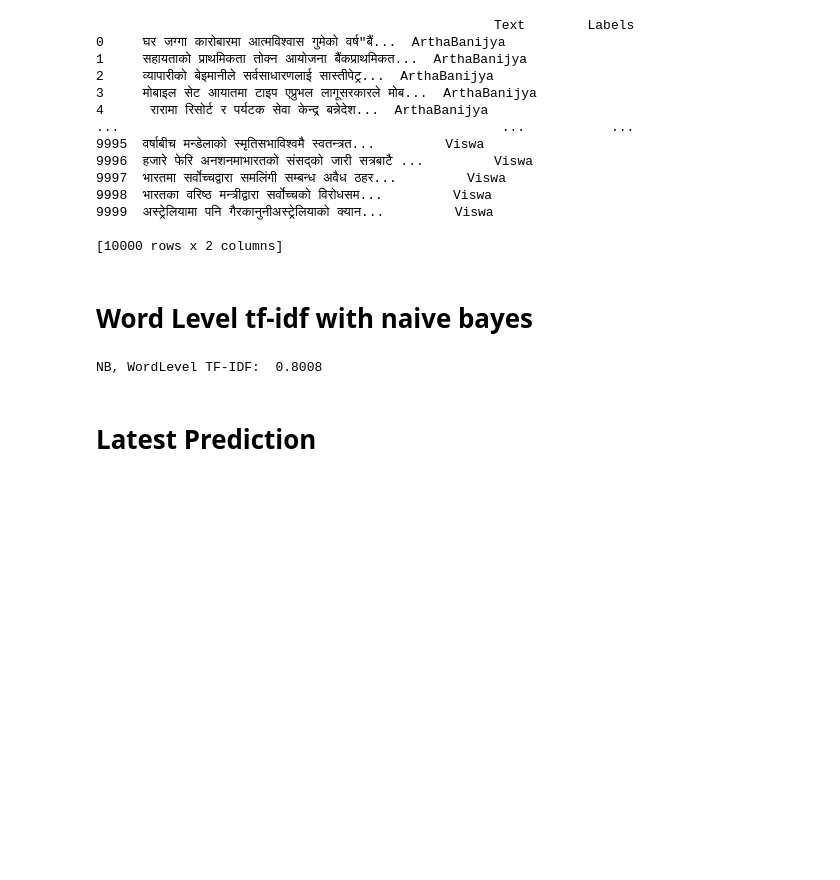
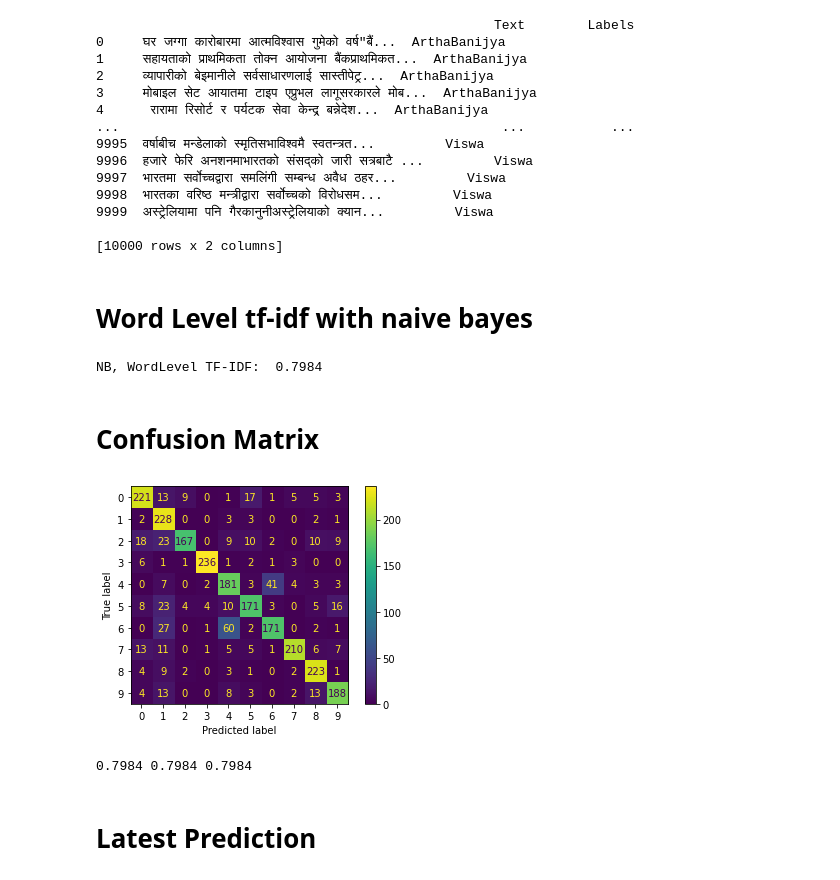
Before and after one commit to Anish204711/NewsClassification, a Jupyter notebook: TF-IDF_Naive-Bayes.ipynb, the cells around one changed output. Cells and saved outputs as stored; diff of their text form; code cells hidden in the pictures; blank space fills up the shorter version.

```diff
--- a/TF-IDF_Naive-Bayes.ipynb
+++ b/TF-IDF_Naive-Bayes.ipynb
@@ -53,7 +54,7 @@ xvalid_tfidf =  tfidf_vect.transform(valid_x)
 # %%
 def train_model(classifier, feature_vector_train, label, feature_vector_valid, is_neural_net=False):
     # fit the training dataset on the classifier
-    classifier.fit(feature_vector_train, label)
+    hist=classifier.fit(feature_vector_train, label)
 
     # predict the labels on validation dataset
     predictions = classifier.predict(feature_vector_valid)
@@ -61,14 +62,33 @@ def train_model(classifier, feature_vector_train, label, feature_vector_valid, i
     if is_neural_net:
         predictions = predictions.argmax(axis=-1)
 
-    return metrics.accuracy_score(predictions, valid_y),classifier
+    return metrics.accuracy_score(predictions, valid_y),classifier, predictions,hist
 # %%
 # Naive Bayes on Word Level TF IDF Vectors
 
-accuracy,model = train_model(naive_bayes.MultinomialNB(), xtrain_tfidf, train_y, xvalid_tfidf)
+accuracy,model,pred,hist = train_model(naive_bayes.MultinomialNB(), xtrain_tfidf, train_y, xvalid_tfidf)
 print ("NB, WordLevel TF-IDF: ", accuracy)
 # %% [output]
-NB, WordLevel TF-IDF:  0.8008
+NB, WordLevel TF-IDF:  0.7984
+# %% [markdown]
+# Confusion Matrix
+# %%
+
+cm = confusion_matrix(valid_y, pred)
+cm_display = metrics.ConfusionMatrixDisplay(confusion_matrix = cm)
+
+cm_display.plot()
+plt.show()
+# %% [output]
+[figure, added]
+# %%
+
+Precision = metrics.precision_score(valid_y, pred, pos_label='positive',average='micro')
+Sensitivity_recall = metrics.recall_score(valid_y, pred, pos_label='positive',average='micro')
+F1_score = metrics.f1_score(valid_y, pred, pos_label='positive',average='micro')
+print(Precision,Sensitivity_recall,F1_score)
+# %% [output]
+0.7984 0.7984 0.7984
 # %% [markdown]
 # Latest Prediction
 # %%
```
Also changed, not shown: parts of 7 cells of this notebook.
